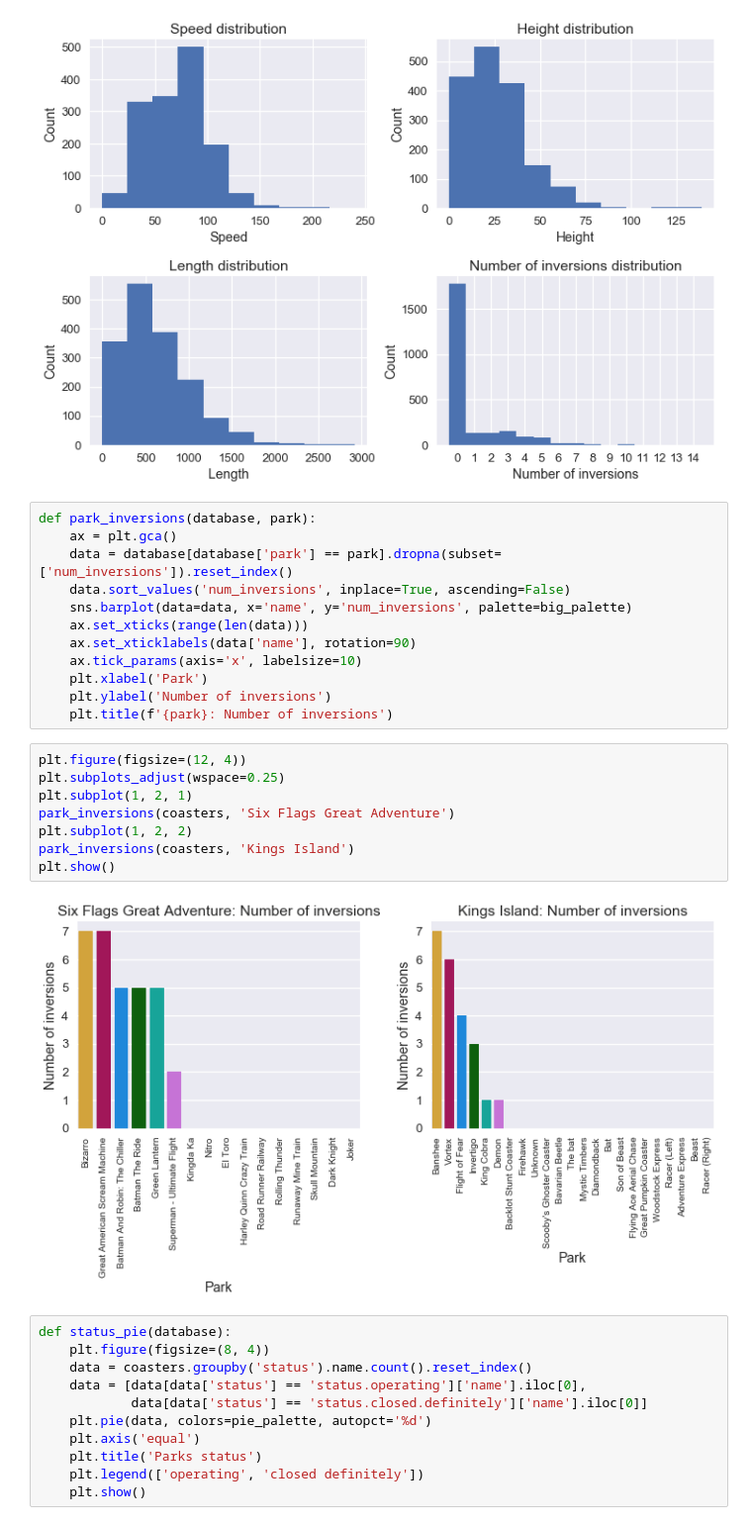
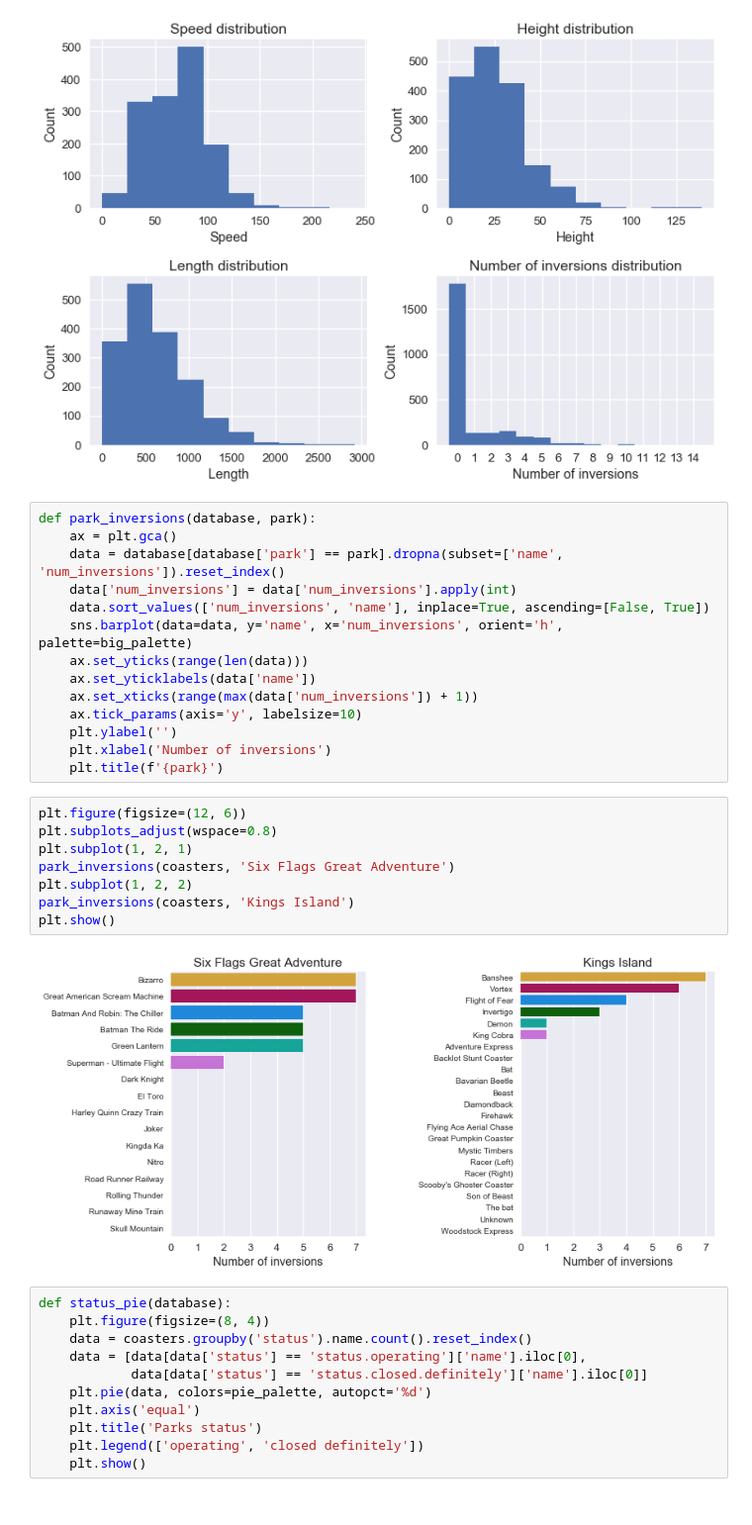
Before and after one commit to Goananda/Codecademy-project-Roller-Coaster, a Jupyter notebook: Roller Coaster.ipynb, the cells around one changed output. Shown at 99% size. Saved outputs shown, nothing was run; the diff lists cells and outputs as text.

Commit message:
Horizontal barplot

```diff
--- a/Roller Coaster.ipynb
+++ b/Roller Coaster.ipynb
@@ -146,25 +146,27 @@ plt.show()
 # %%
 def park_inversions(database, park):
     ax = plt.gca()
-    data = database[database['park'] == park].dropna(subset=['num_inversions']).reset_index()
-    data.sort_values('num_inversions', inplace=True, ascending=False)
-    sns.barplot(data=data, x='name', y='num_inversions', palette=big_palette)
-    ax.set_xticks(range(len(data)))
-    ax.set_xticklabels(data['name'], rotation=90)
-    ax.tick_params(axis='x', labelsize=10)
-    plt.xlabel('Park')
-    plt.ylabel('Number of inversions')
-    plt.title(f'{park}: Number of inversions')
+    data = database[database['park'] == park].dropna(subset=['name', 'num_inversions']).reset_index()
+    data['num_inversions'] = data['num_inversions'].apply(int)
+    data.sort_values(['num_inversions', 'name'], inplace=True, ascending=[False, True])
+    sns.barplot(data=data, y='name', x='num_inversions', orient='h', palette=big_palette)
+    ax.set_yticks(range(len(data)))
+    ax.set_yticklabels(data['name'])
+    ax.set_xticks(range(max(data['num_inversions']) + 1))
+    ax.tick_params(axis='y', labelsize=10)
+    plt.ylabel('')
+    plt.xlabel('Number of inversions')
+    plt.title(f'{park}')
 # %%
-plt.figure(figsize=(12, 4))
-plt.subplots_adjust(wspace=0.25)
+plt.figure(figsize=(12, 6))
+plt.subplots_adjust(wspace=0.8)
 plt.subplot(1, 2, 1)
 park_inversions(coasters, 'Six Flags Great Adventure')
 plt.subplot(1, 2, 2)
 park_inversions(coasters, 'Kings Island')
 plt.show()
 # %% [output]
-[figure, old version]
+[figure, new version]
 # %%
 def status_pie(database):
     plt.figure(figsize=(8, 4))
```
Also changed, not shown: parts of 3 cells of this notebook.
